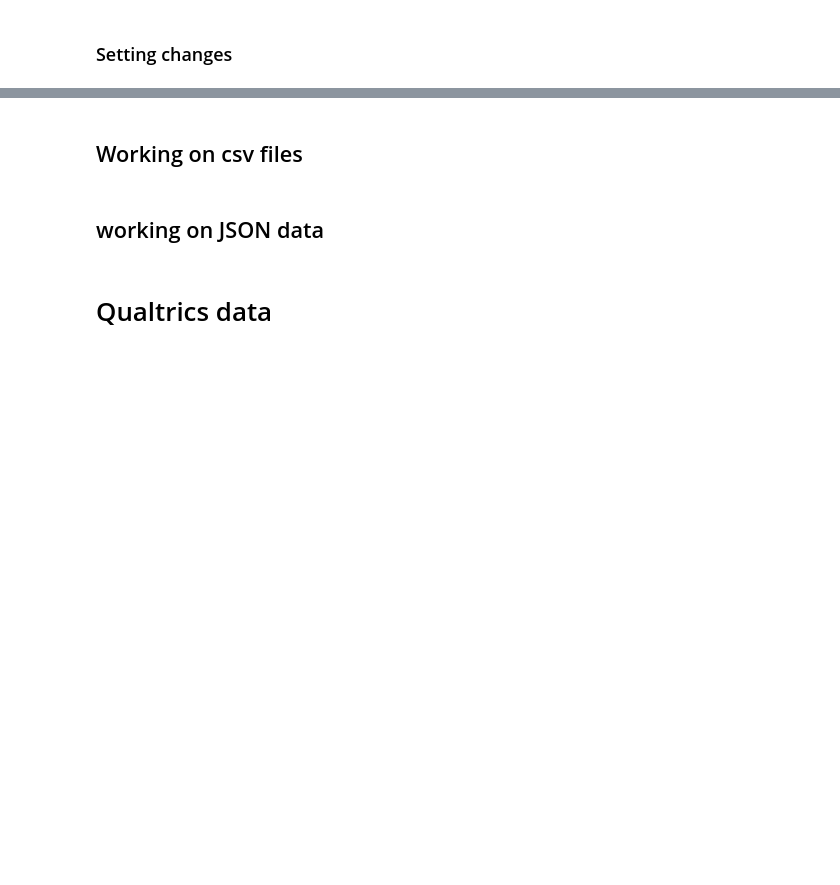
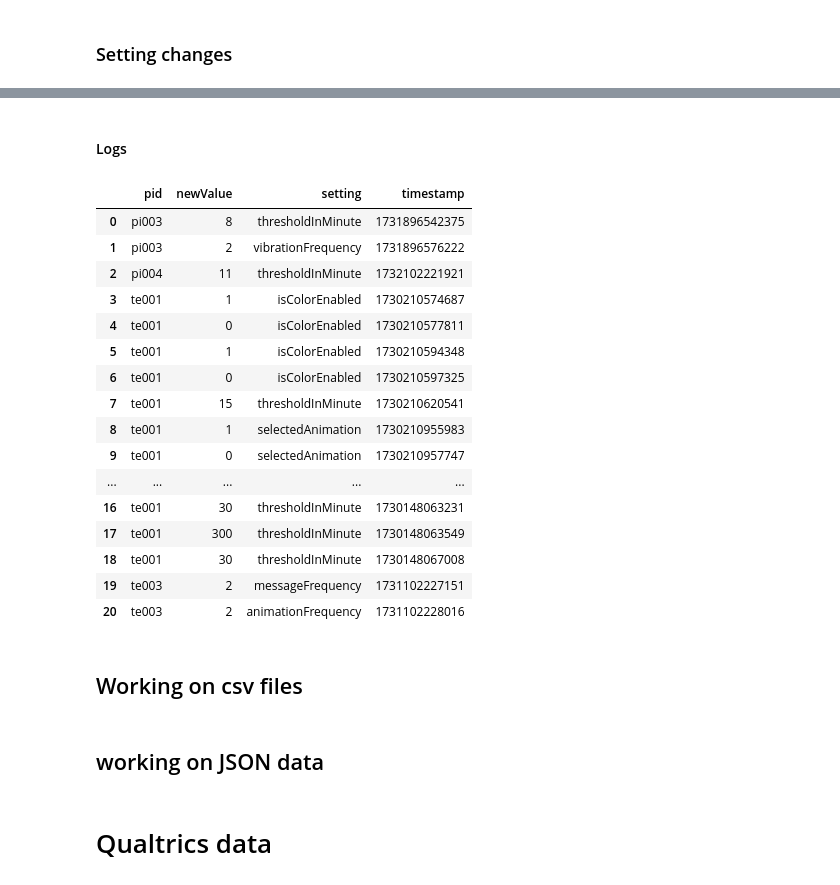
Before and after one commit to jzheng23/colab, a Jupyter notebook: Smartphone_screeentime.ipynb, the cells around one changed output, grey strips where cells are left out. Drawn from its saved outputs; the diff is of its cells as text; code cells hidden in the pictures; blank space fills up the shorter version.

```diff
--- a/Smartphone_screeentime.ipynb
+++ b/Smartphone_screeentime.ipynb
@@ -366,0 +538,47 @@ def responses_to_csvs(meta_file, responses_file):
+# %% [markdown]
+#### Logs
+# %%
+def firebase_to_csv_log_setting (ref_path, output_file):
+    ref = db.reference(ref_path)
+    data = ref.get()
+    transformed_data = []
+
+    # dictionary structure
+    for pid, changes in data.items():  # 'pid' = key
+        if isinstance(changes, list):
+            for index, change in enumerate(changes, start=0):  #event_label_start:1
+                if change is None:
+                    continue
+                if isinstance(change, dict):
+                    row = {'pid': pid,
+                        'eventLabel': index,
+                        'newValue' : change.get('newValue'),
+                        'setting': change.get('setting'),
+                        'timestamp': change.get('timestamp')}
+                    transformed_data.append(row)
+
+    df = pd.DataFrame(transformed_data)
+    df = df[['pid', 'newValue', 'setting', 'timestamp']]
+    df.to_csv(output_file, index=False)
+# %%
+firebase_to_csv_log_setting('/settings_change_logs','settings_change_logs.csv')
+settings_change_logs_data = pd.read_csv('/content/settings_change_logs.csv')
+settings_change_logs_data
+# %% [output]
+|  | pid | newValue | setting | timestamp |
+| 0 | pi003 | 8 | thresholdInMinute | 1731896542375 |
+| 1 | pi003 | 2 | vibrationFrequency | 1731896576222 |
+| 2 | pi004 | 11 | thresholdInMinute | 1732102221921 |
+| 3 | te001 | 1 | isColorEnabled | 1730210574687 |
+| 4 | te001 | 0 | isColorEnabled | 1730210577811 |
+| 5 | te001 | 1 | isColorEnabled | 1730210594348 |
+| 6 | te001 | 0 | isColorEnabled | 1730210597325 |
+| 7 | te001 | 15 | thresholdInMinute | 1730210620541 |
+| 8 | te001 | 1 | selectedAnimation | 1730210955983 |
+| 9 | te001 | 0 | selectedAnimation | 1730210957747 |
+| ... | ... | ... | ... | ... |
+| 16 | te001 | 30 | thresholdInMinute | 1730148063231 |
+| 17 | te001 | 300 | thresholdInMinute | 1730148063549 |
+| 18 | te001 | 30 | thresholdInMinute | 1730148067008 |
+| 19 | te003 | 2 | messageFrequency | 1731102227151 |
+| 20 | te003 | 2 | animationFrequency | 1731102228016 |
```
Also changed, not shown: parts of 19 cells of this notebook.
